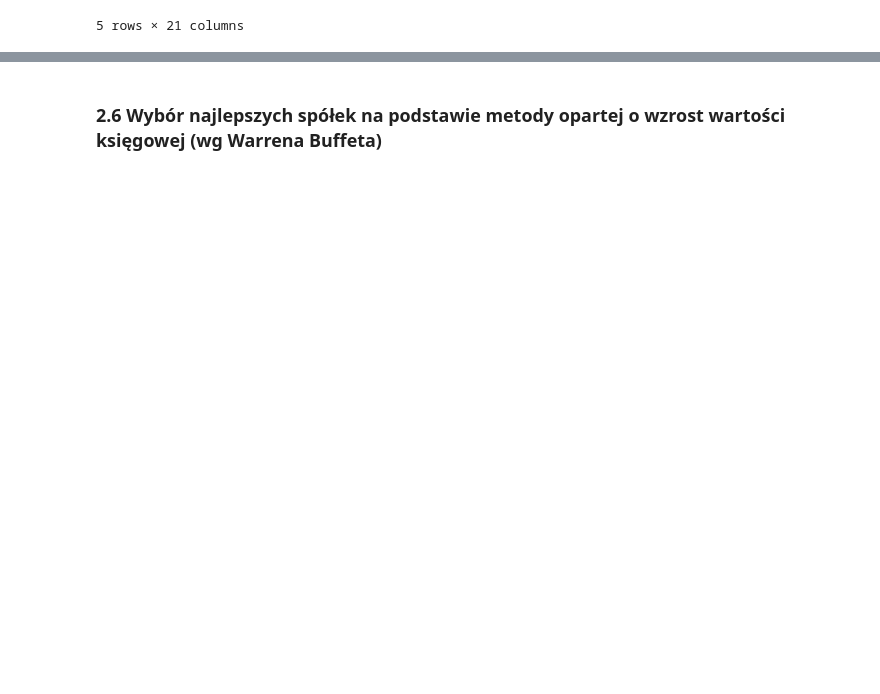
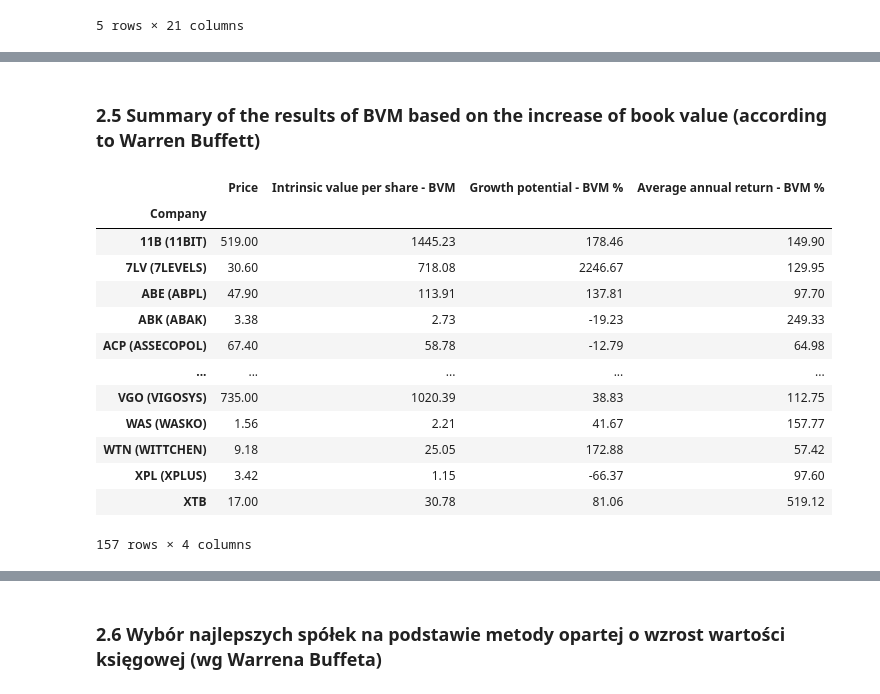
Before and after one commit to TomekSwiatek/Valuation-of-shares-of-selected-companies, a Jupyter notebook: Valuation of shares of selected companies.ipynb, the cells around one changed output, grey strips where cells are left out. Cells and saved outputs as stored; diff of their text form; code cells hidden in the pictures; blank space fills up the shorter version.

```diff
--- a/Valuation of shares of selected companies.ipynb
+++ b/Valuation of shares of selected companies.ipynb
@@ -699,0 +667,20 @@ df[['Aktualny kurs','Wartość wewnętrzna na 1 akcje wg BVM',
+# %% [markdown]
+### 2.5 Summary of the results of BVM based on the increase of book value  (according to Warren Buffett)
+# %%
+df[['Price','Intrinsic value per share - BVM',
+    'Growth potential - BVM %','Average annual return - BVM %']]
+# %% [output]
+|  | Price | Intrinsic value per share - BVM | Growth potential - BVM % | Average annual return - BVM % |
+| Company |  |  |  |  |
+| 11B (11BIT) | 519.00 | 1445.23 | 178.46 | 149.90 |
+| 7LV (7LEVELS) | 30.60 | 718.08 | 2246.67 | 129.95 |
+| ABE (ABPL) | 47.90 | 113.91 | 137.81 | 97.70 |
+| ABK (ABAK) | 3.38 | 2.73 | -19.23 | 249.33 |
+| ACP (ASSECOPOL) | 67.40 | 58.78 | -12.79 | 64.98 |
+| ... | ... | ... | ... | ... |
+| VGO (VIGOSYS) | 735.00 | 1020.39 | 38.83 | 112.75 |
+| WAS (WASKO) | 1.56 | 2.21 | 41.67 | 157.77 |
+| WTN (WITTCHEN) | 9.18 | 25.05 | 172.88 | 57.42 |
+| XPL (XPLUS) | 3.42 | 1.15 | -66.37 | 97.60 |
+| XTB | 17.00 | 30.78 | 81.06 | 519.12 |
+157 rows × 4 columns
```
Also changed, not shown: parts of 11 cells of this notebook, 1 other file.
